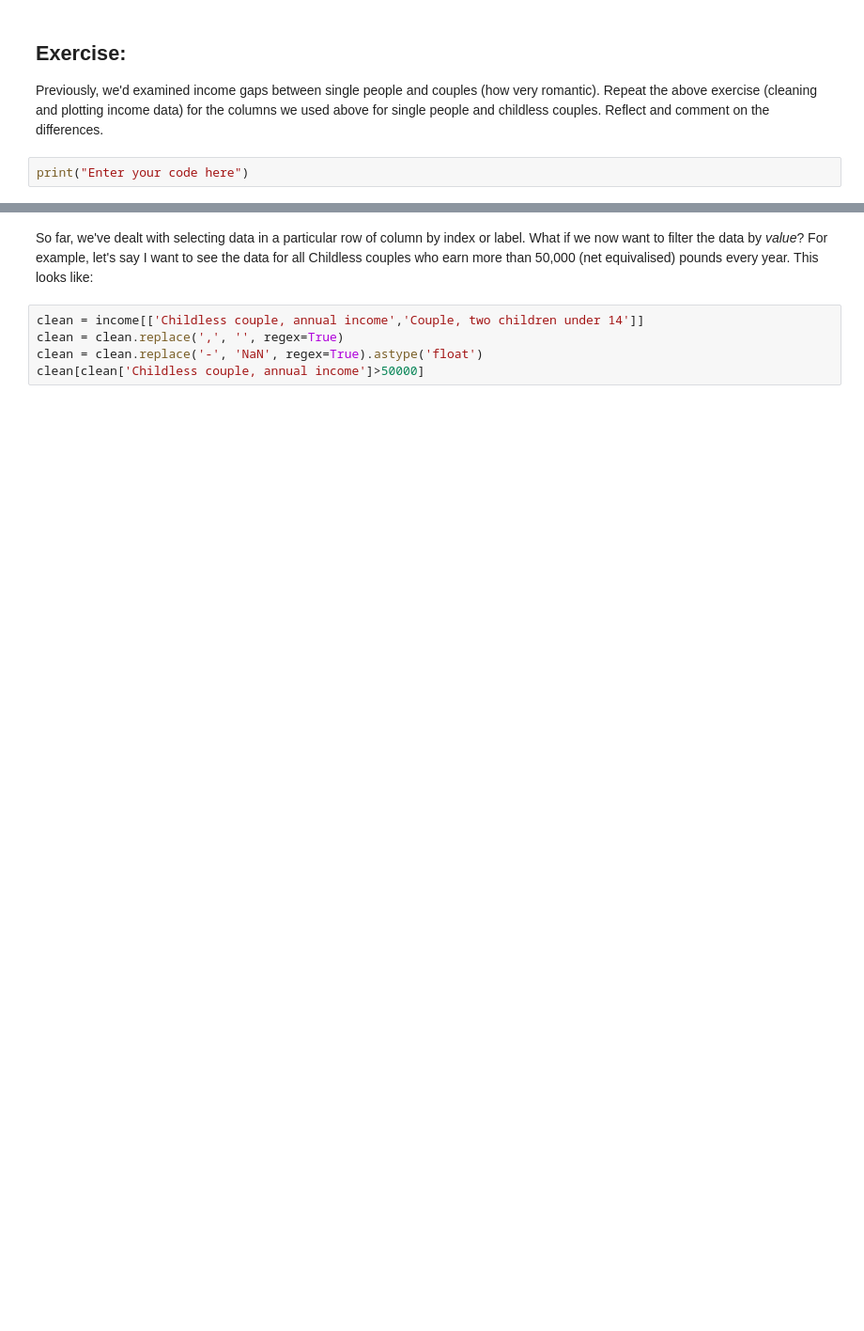
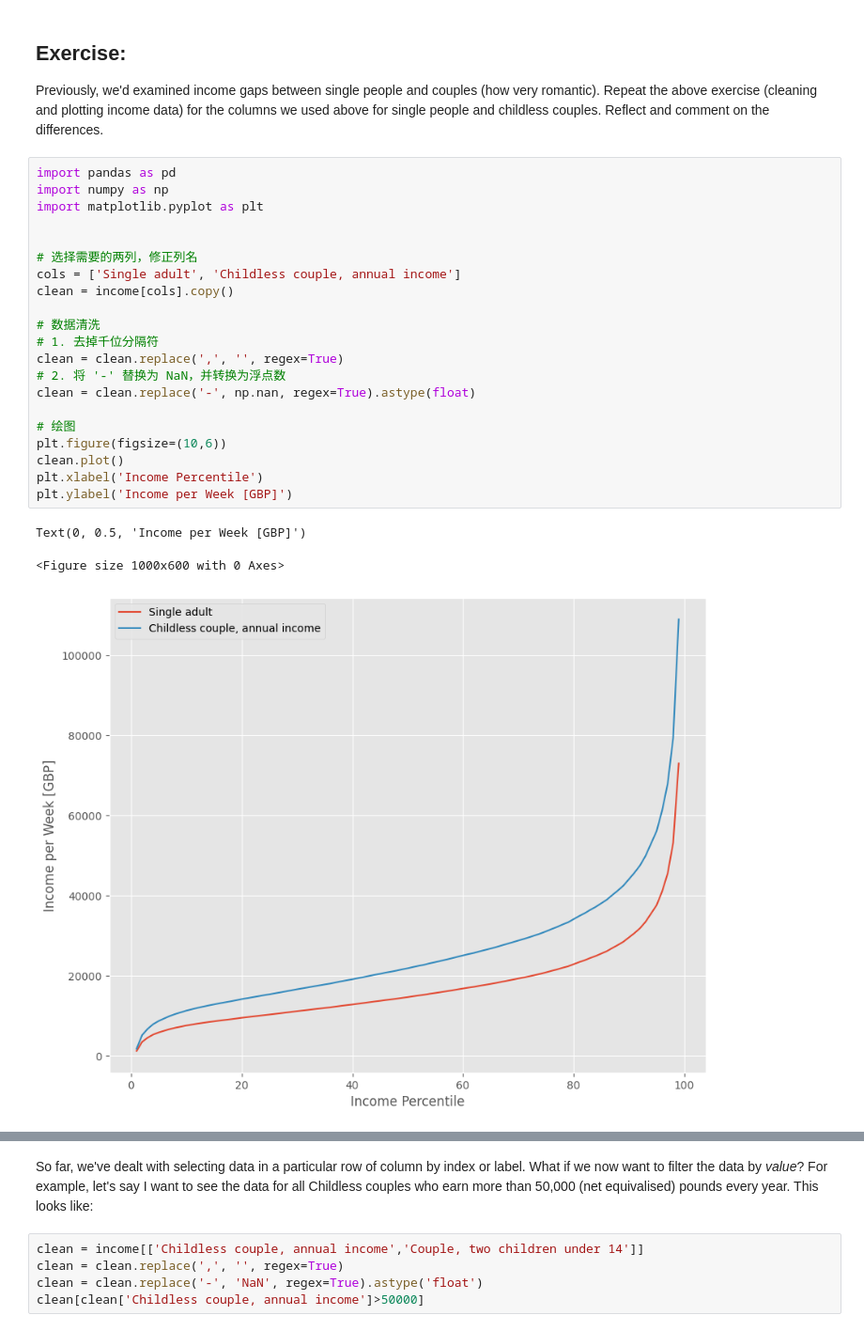
Before and after one commit to lindsy0213-commits/QM2, a Jupyter notebook: W2_Working_with_Data_in_Pandas.ipynb, the cells around one changed output, grey strips where cells are left out. Shown: that part at 94% size. Cells and saved outputs as stored; diff of their text form; blank space fills up the shorter version.

```diff
--- a/W2_Working_with_Data_in_Pandas.ipynb
+++ b/W2_Working_with_Data_in_Pandas.ipynb
@@ -303,6 +338,29 @@ Text(0, 0.5, 'Income Per Week [GBP]')
 ## Exercise:
 
 Previously, we'd examined income gaps between single people and couples (how very romantic). Repeat the above exercise (cleaning and plotting income data) for the columns we used above for single people and childless couples. Reflect and comment on the differences.
-# %%
-print("Enter your code here")
+# %%
+import pandas as pd
+import numpy as np
+import matplotlib.pyplot as plt
+
+
+# 选择需要的两列，修正列名
+cols = ['Single adult', 'Childless couple, annual income']
+clean = income[cols].copy()
+
+# 数据清洗
+# 1. 去掉千位分隔符
+clean = clean.replace(',', '', regex=True)
+# 2. 将 '-' 替换为 NaN，并转换为浮点数
+clean = clean.replace('-', np.nan, regex=True).astype(float)
+
+# 绘图
+plt.figure(figsize=(10,6))
+clean.plot()
+plt.xlabel('Income Percentile')
+plt.ylabel('Income per Week [GBP]')
+# %% [output]
+Text(0, 0.5, 'Income per Week [GBP]')
+<Figure size 1000x600 with 0 Axes>
+[figure, added]
 # %%
```
Also changed, not shown: parts of 14 cells of this notebook.
